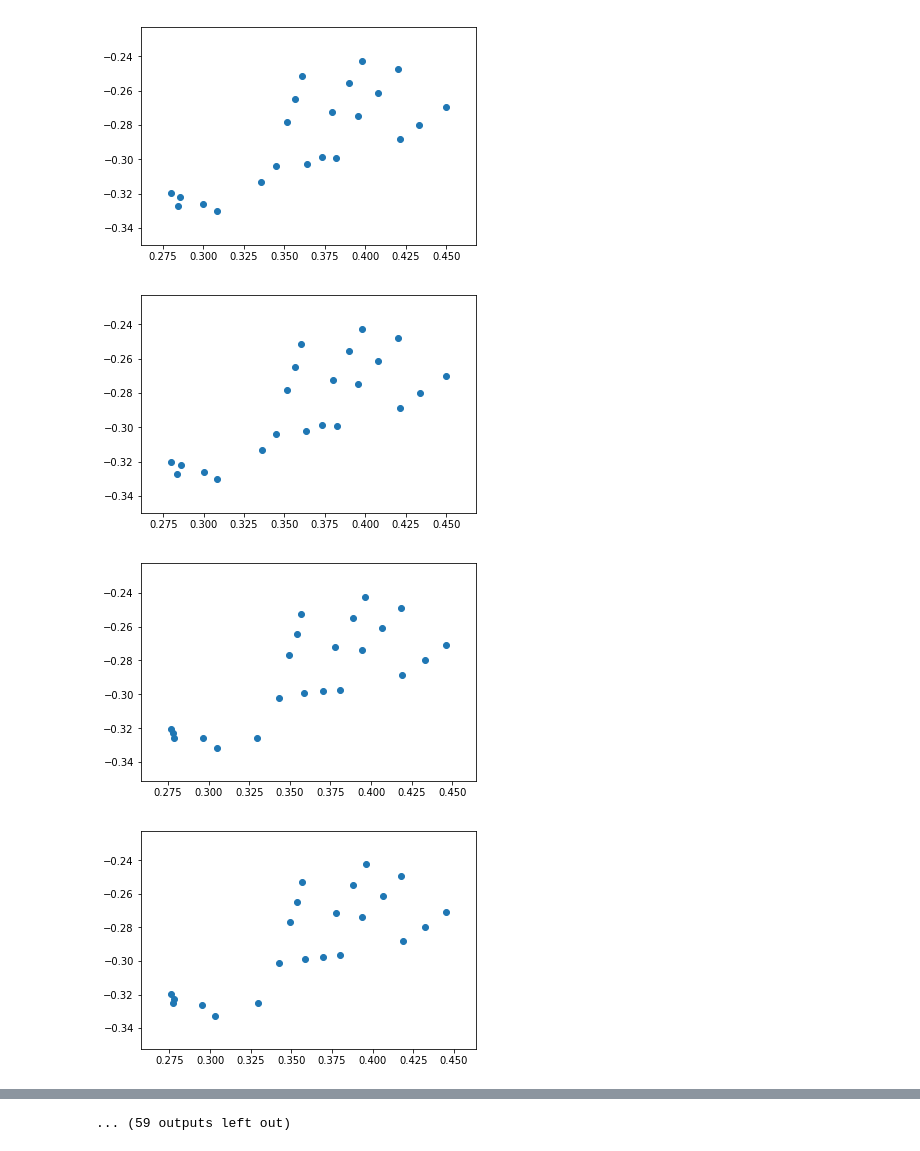
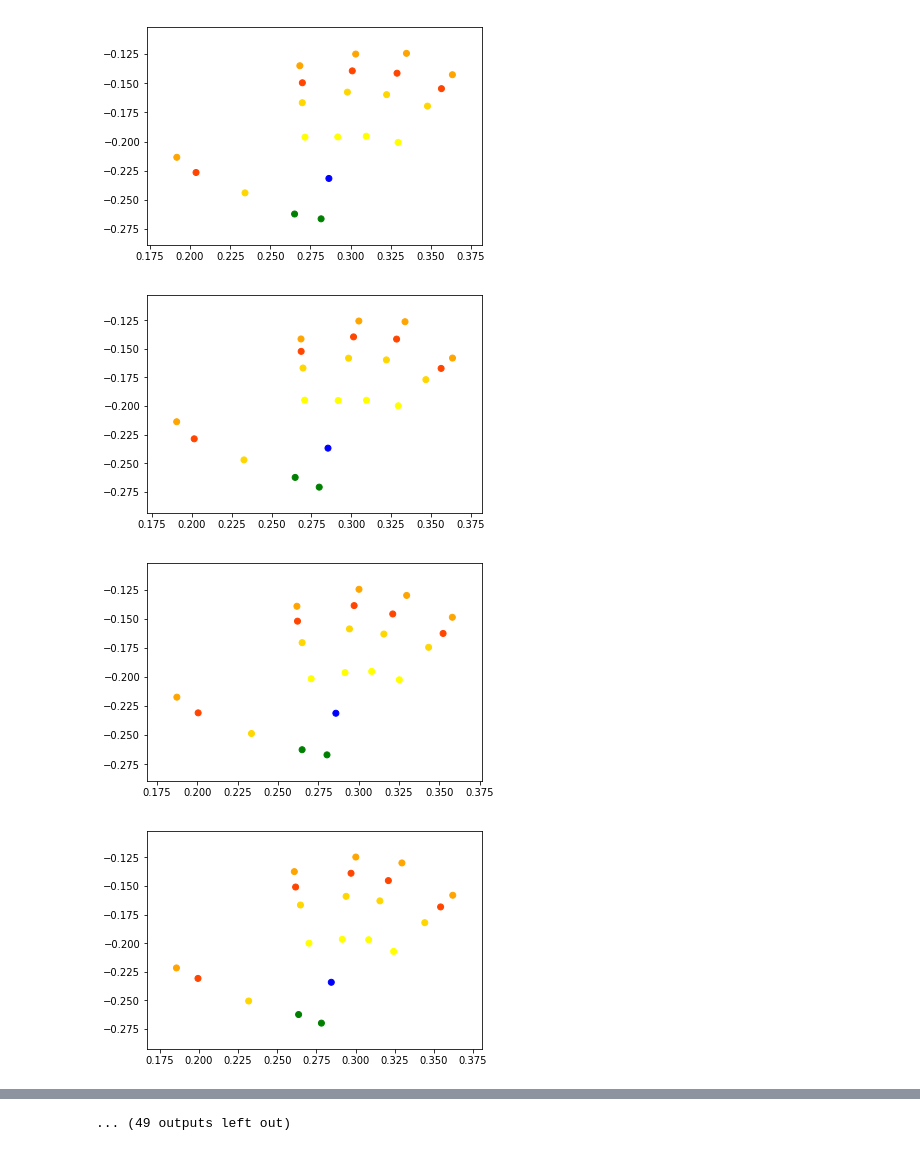
Before and after one commit to mswhitlock1/GestureClassification, a Jupyter notebook: GestureDataset.ipynb, the cells around one changed output, grey strips where cells are left out. Cells and saved outputs as stored; diff of their text form; code cells hidden in the pictures.

Commit message:
Add files via upload
Added color to the plots so each joint can be seen. Added OS switch to designate OS type

```diff
--- a/GestureDataset.ipynb
+++ b/GestureDataset.ipynb
@@ -145,8 +157,10 @@ class Data:
             plt.show()
 # %%
-data = Data("C:\\Users\\mswhi\\GestureDataset\\DHG2016", features = 'all', frames='all') # Include all data points, all frames
+myPath = "/home/jovyan/data"
+#data = Data("C:\\Users\\mswhi\\GestureDataset\\DHG2016", features = 'all', frames='all') # Include all data points, all frames
+data = Data(myPath, features = 'all', frames='all') # Include all data points, all frames
 #data = Data("C:\\Users\\mswhi\\GestureDataset\\DHG2016", features = 'fingertips', frames='first_middle_last') # fingertips only, using 3 frames at beginning middle, end of the gesture
 #data = Data("C:\\Users\\mswhi\\GestureDataset\\DHG2016", features = 'wrist_palm', frames='middle_only') # wrist and palm points using only the middle frame
 
-data.display() # plot (in 2D the first gesture in the training set)
+data.display(1) # plot (in 2D the first gesture in the training set)
 # %% [output]
@@ -159,4 +173,4 @@ data.display() # plot (in 2D the first gesture in the training set)
-[figure, old version]
+[figure, new version]
-[figure, old version]
+[figure, new version]
-[figure, old version]
+[figure, new version]
-[figure, old version]
+[figure, new version]
@@ -165 +179 @@ data.display() # plot (in 2D the first gesture in the training set)
-... (59 outputs left out)
+... (49 outputs left out)
```
Also changed, not shown: parts of 2 cells of this notebook.
